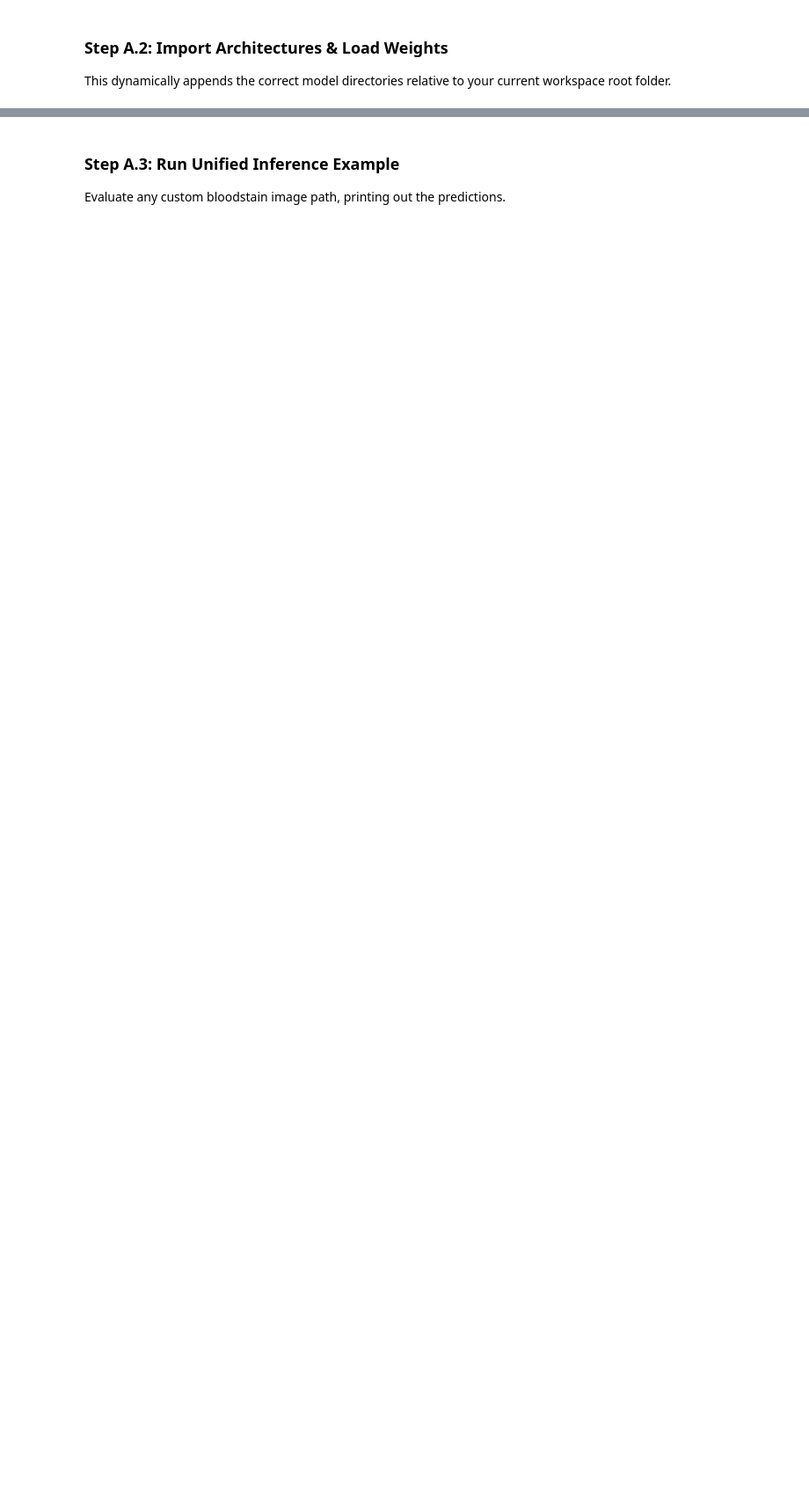
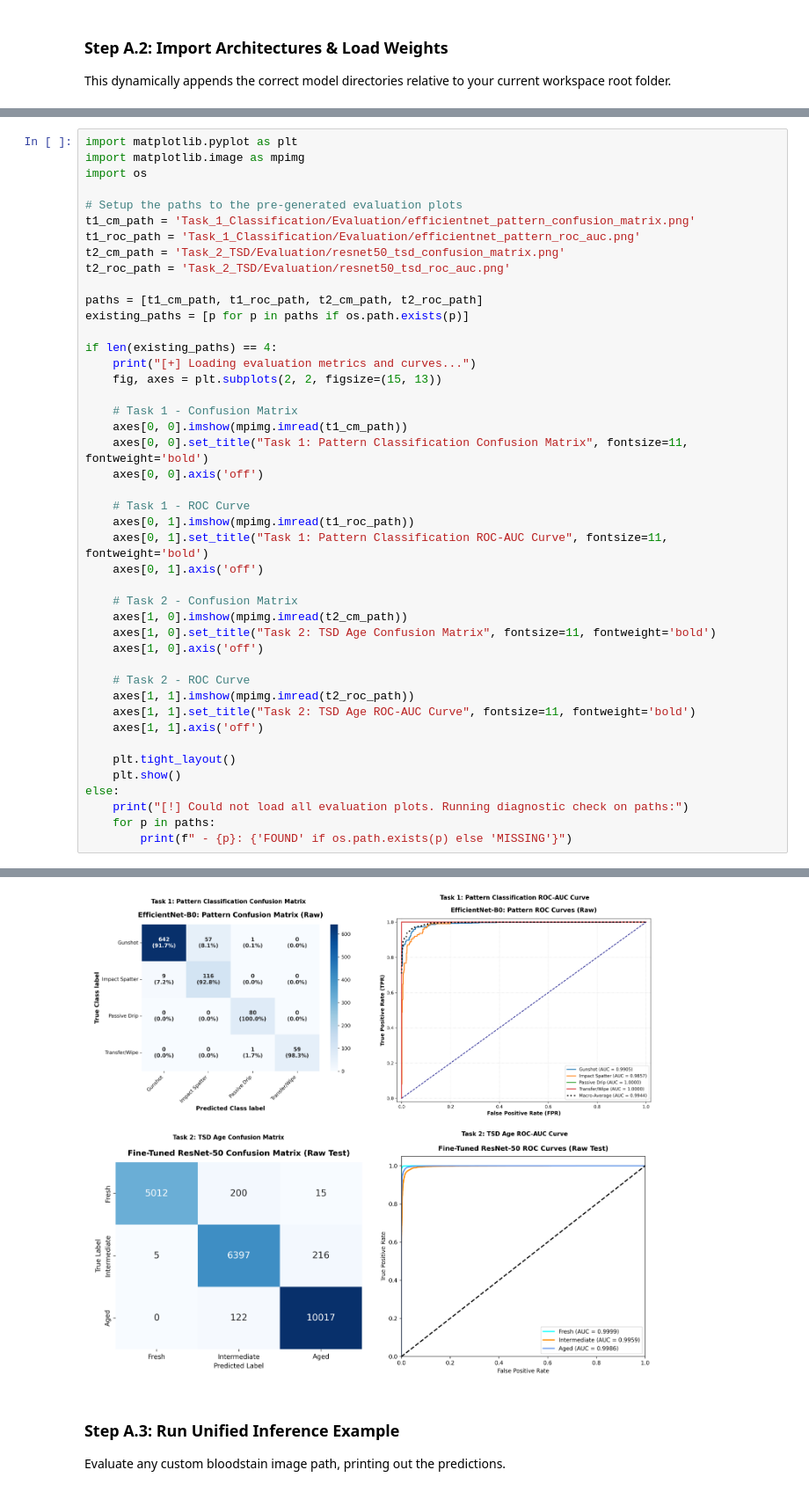
Before and after one commit to shahidabatool/A-Hybrid-Framework-for-Forensic-Bloodstain-Pattern-Analysis, a Jupyter notebook: BPA_Master_Colab_Notebook.ipynb, the cells around one changed output, grey strips where cells are left out. Shown at 88% size. Saved outputs shown, nothing was run; the diff lists cells and outputs as text; blank space fills up the shorter version.

Commit message:
Refactor: Add notebook explanations, evaluation cell, and run_dashboard launcher

```diff
--- a/BPA_Master_Colab_Notebook.ipynb
+++ b/BPA_Master_Colab_Notebook.ipynb
@@ -102,0 +126,45 @@ else:
+# %%
+import matplotlib.pyplot as plt
+import matplotlib.image as mpimg
+import os
+
+# Setup the paths to the pre-generated evaluation plots
+t1_cm_path = 'Task_1_Classification/Evaluation/efficientnet_pattern_confusion_matrix.png'
+t1_roc_path = 'Task_1_Classification/Evaluation/efficientnet_pattern_roc_auc.png'
+t2_cm_path = 'Task_2_TSD/Evaluation/resnet50_tsd_confusion_matrix.png'
+t2_roc_path = 'Task_2_TSD/Evaluation/resnet50_tsd_roc_auc.png'
+
+paths = [t1_cm_path, t1_roc_path, t2_cm_path, t2_roc_path]
+existing_paths = [p for p in paths if os.path.exists(p)]
+
+if len(existing_paths) == 4:
+    print("[+] Loading evaluation metrics and curves...")
+    fig, axes = plt.subplots(2, 2, figsize=(15, 13))
+
+    # Task 1 - Confusion Matrix
+    axes[0, 0].imshow(mpimg.imread(t1_cm_path))
+    axes[0, 0].set_title("Task 1: Pattern Classification Confusion Matrix", fontsize=11, fontweight='bold')
+    axes[0, 0].axis('off')
+
+    # Task 1 - ROC Curve
+    axes[0, 1].imshow(mpimg.imread(t1_roc_path))
+    axes[0, 1].set_title("Task 1: Pattern Classification ROC-AUC Curve", fontsize=11, fontweight='bold')
+    axes[0, 1].axis('off')
+
+    # Task 2 - Confusion Matrix
+    axes[1, 0].imshow(mpimg.imread(t2_cm_path))
+    axes[1, 0].set_title("Task 2: TSD Age Confusion Matrix", fontsize=11, fontweight='bold')
+    axes[1, 0].axis('off')
+
+    # Task 2 - ROC Curve
+    axes[1, 1].imshow(mpimg.imread(t2_roc_path))
+    axes[1, 1].set_title("Task 2: TSD Age ROC-AUC Curve", fontsize=11, fontweight='bold')
+    axes[1, 1].axis('off')
+
+    plt.tight_layout()
+    plt.show()
+else:
+    print("[!] Could not load all evaluation plots. Running diagnostic check on paths:")
+    for p in paths:
+        print(f" - {p}: {'FOUND' if os.path.exists(p) else 'MISSING'}")
+# %% [output]
@@ -103,3 +172,4 @@ else:
+[figure, added]
 # %% [markdown]
 ### Step A.3: Run Unified Inference Example
 Evaluate any custom bloodstain image path, printing out the predictions.
```
Also changed, not shown: parts of 14 cells of this notebook, 1 other file.
